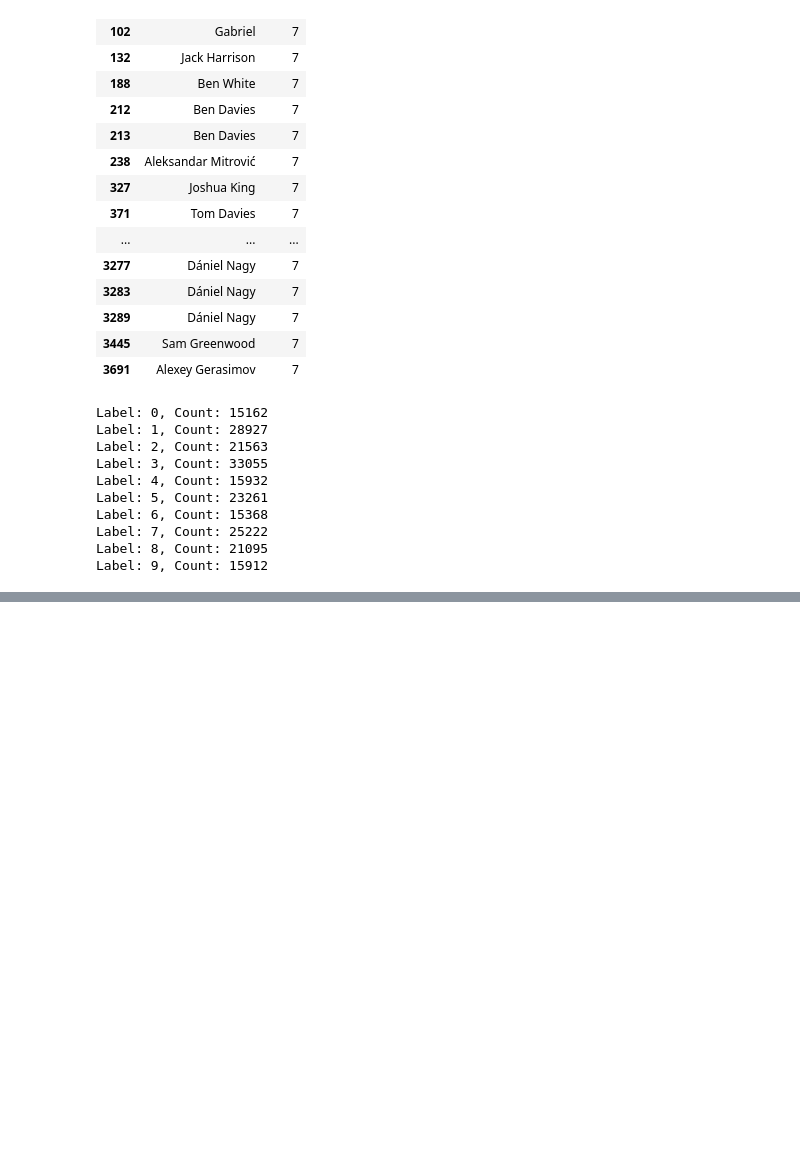
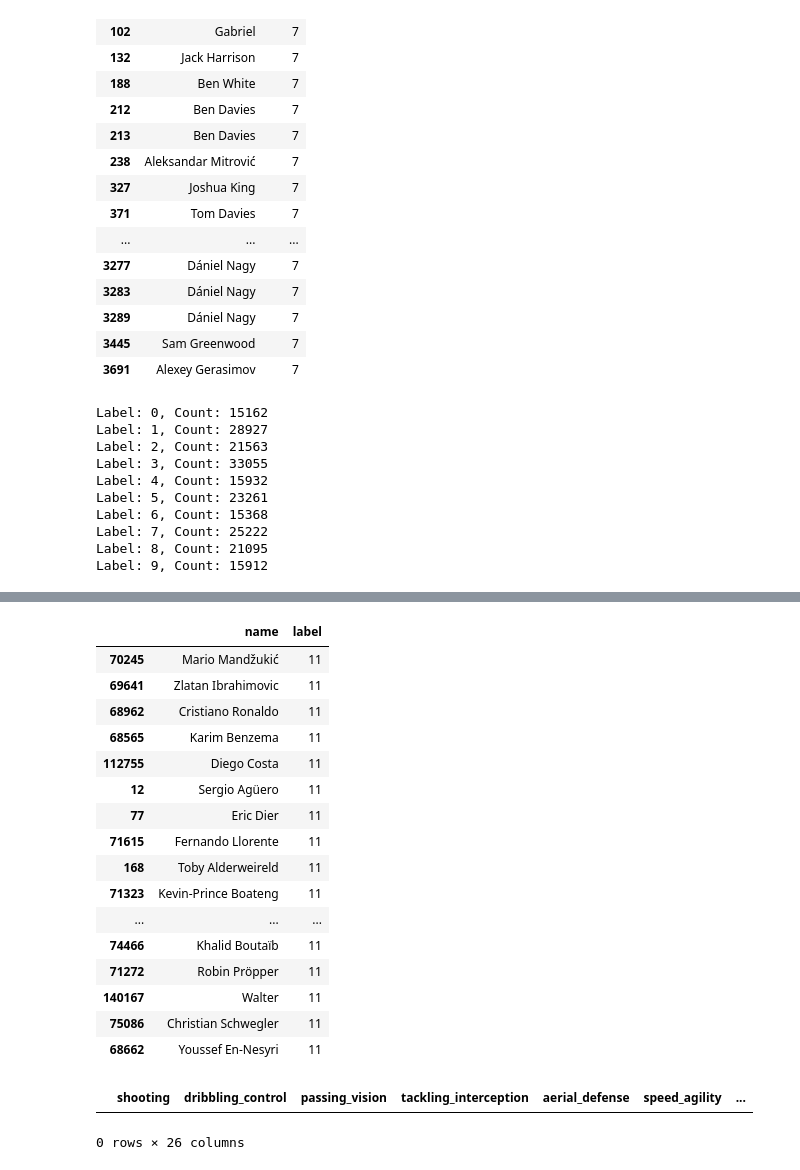
Before and after one commit to maximegoossens99/Moneyball, a Jupyter notebook: notebooks/Custom scaling & K-means + Position.ipynb, the cells around one changed output, grey strips where cells are left out. Cells and saved outputs as stored; diff of their text form; code cells hidden in the pictures; blank space fills up the shorter version.

```diff
--- a/notebooks/Custom scaling & K-means + Position.ipynb
+++ b/notebooks/Custom scaling & K-means + Position.ipynb
@@ -1129,0 +1090,25 @@ Label: 9, Count: 7596
+# %%
+merged_df_kmeans_NOGK[merged_df_kmeans_NOGK['label']==11].sort_values(by='scaled_total_score', ascending=False)[['name', 'label']].head(50)
+# %% [output]
+|  | name | label |
+| 70245 | Mario Mandžukić | 11 |
+| 69641 | Zlatan Ibrahimovic | 11 |
+| 68962 | Cristiano Ronaldo | 11 |
+| 68565 | Karim Benzema | 11 |
+| 112755 | Diego Costa | 11 |
+| 12 | Sergio Agüero | 11 |
+| 77 | Eric Dier | 11 |
+| 71615 | Fernando Llorente | 11 |
+| 168 | Toby Alderweireld | 11 |
+| 71323 | Kevin-Prince Boateng | 11 |
+| ... | ... | ... |
+| 74466 | Khalid Boutaïb | 11 |
+| 71272 | Robin Pröpper | 11 |
+| 140167 | Walter | 11 |
+| 75086 | Christian Schwegler | 11 |
+| 68662 | Youssef En-Nesyri | 11 |
+# %%
+merged_df_kmeans_NOGK[merged_df_kmeans_NOGK['name']=='Marc-André ter Stegen']
+# %% [output]
+|  | shooting | dribbling_control | passing_vision | tackling_interception | aerial_defense | speed_agility | ... |
+0 rows × 26 columns
```
Also changed, not shown: parts of 55 cells of this notebook.
